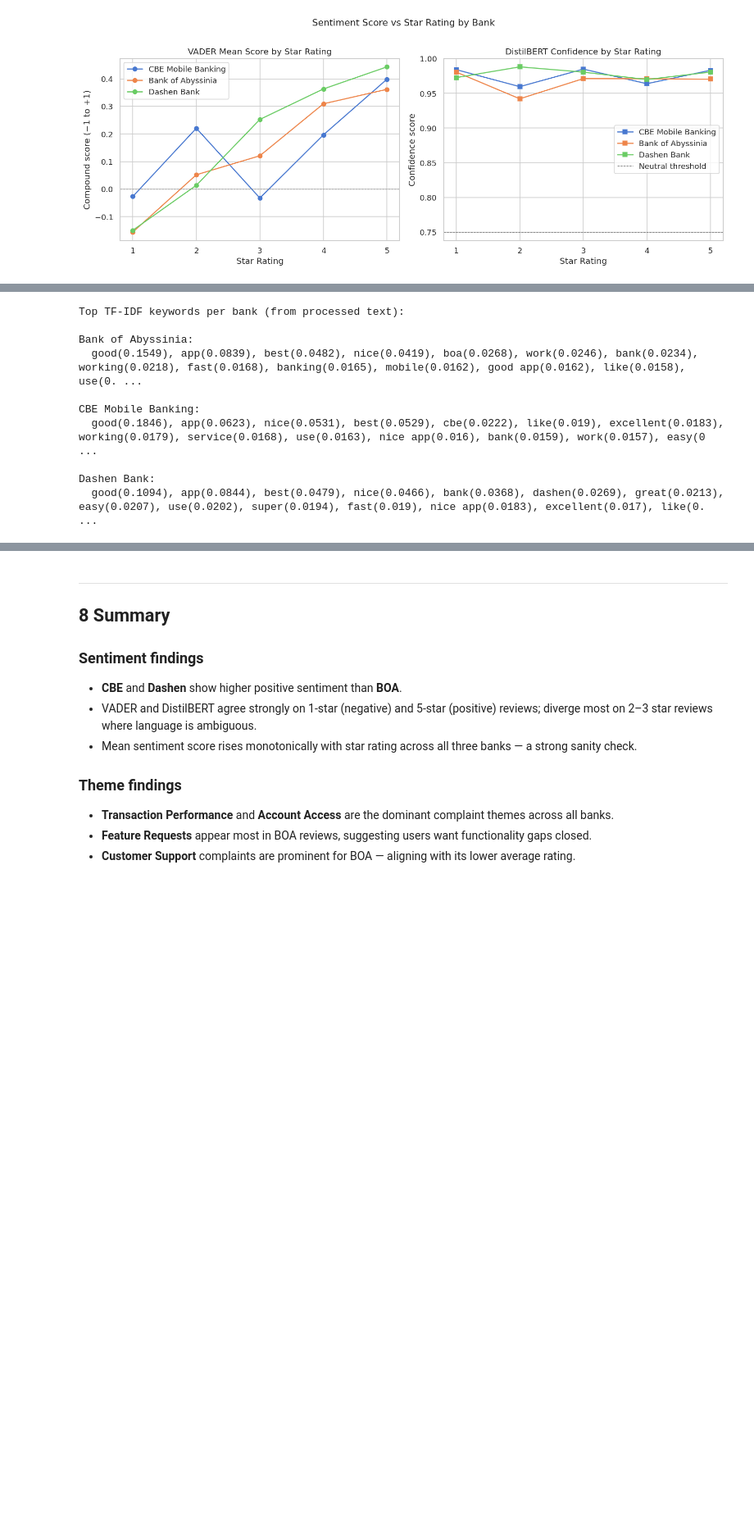
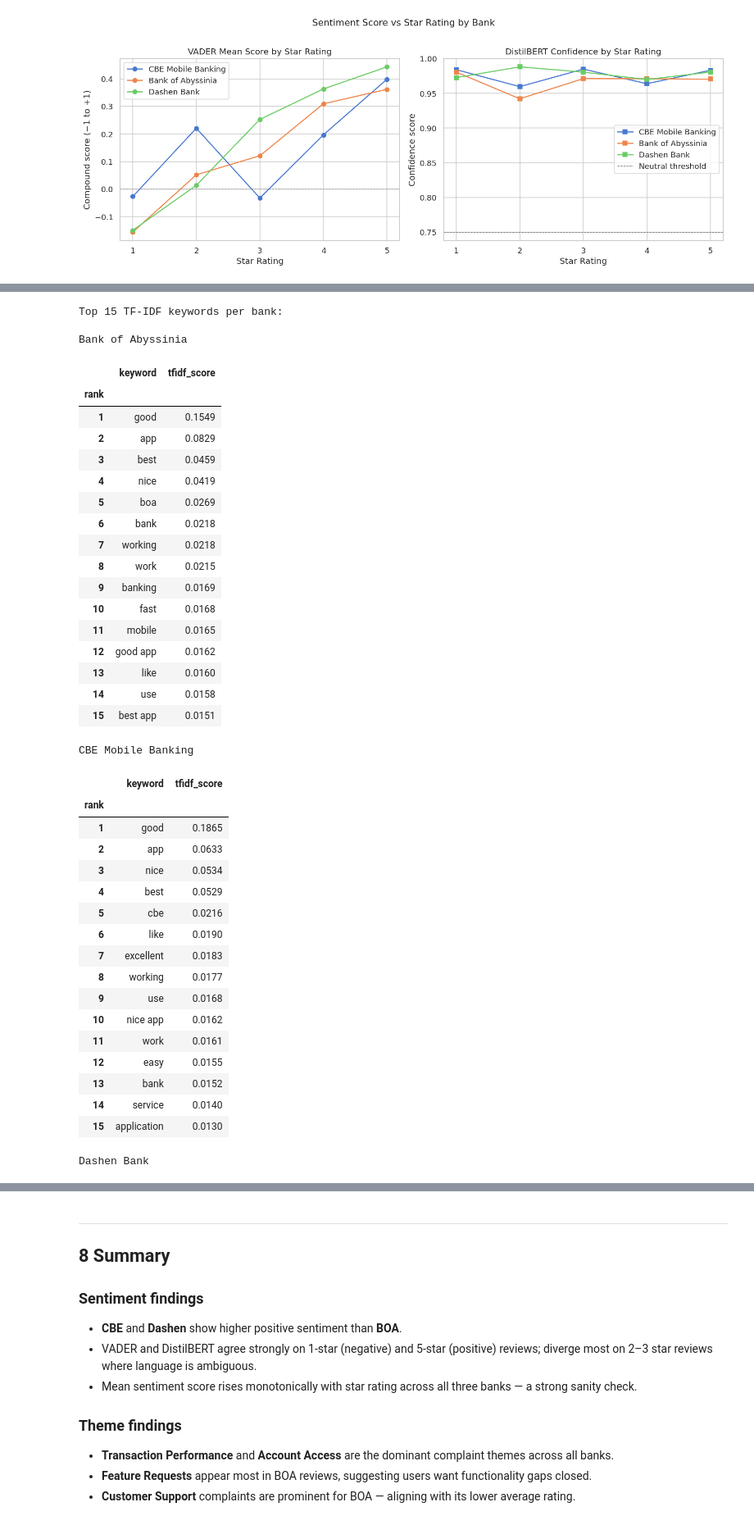
Before and after one commit to KalkidanAsfaw/fintech-review-analytics, a Jupyter notebook: notebooks/sentiment_analysis.ipynb, the cells around one changed output, grey strips where cells are left out. Shown at 82% size. Drawn from its saved outputs; the diff is of its cells as text; code cells hidden in the pictures; blank space fills up the shorter version.

```diff
--- a/notebooks/sentiment_analysis.ipynb
+++ b/notebooks/sentiment_analysis.ipynb
@@ -493,18 +460,50 @@ Dashen Bank                              70                      245
 # %%
-print('Top TF-IDF keywords per bank (from processed text):\n')
+print('Top 15 TF-IDF keywords per bank:\n')
 for bank in sorted(df['bank'].unique()):
-    kws = get_top_keywords(df, text_col='processed_text', bank=bank, n=15)
-    print(f'{bank}:')
-    print('  ' + ', '.join(f"{k}({s})" for k, s in kws))
+    kws = get_top_keywords(df, text_col='review', bank=bank, n=15)
+    kw_df = pd.DataFrame(kws, columns=['keyword', 'tfidf_score'])
+    kw_df.index += 1
+    kw_df.index.name = 'rank'
+    print(f'{bank}')
+    display(kw_df)
     print()
 # %% [output]
-Top TF-IDF keywords per bank (from processed text):
+Top 15 TF-IDF keywords per bank:
 
-Bank of Abyssinia:
-  good(0.1549), app(0.0839), best(0.0482), nice(0.0419), boa(0.0268), work(0.0246), bank(0.0234), working(0.0218), fast(0.0168), banking(0.0165), mobile(0.0162), good app(0.0162), like(0.0158), use(0. ...
-
-CBE Mobile Banking:
-  good(0.1846), app(0.0623), nice(0.0531), best(0.0529), cbe(0.0222), like(0.019), excellent(0.0183), working(0.0179), service(0.0168), use(0.0163), nice app(0.016), bank(0.0159), work(0.0157), easy(0 ...
-
-Dashen Bank:
-  good(0.1094), app(0.0844), best(0.0479), nice(0.0466), bank(0.0368), dashen(0.0269), great(0.0213), easy(0.0207), use(0.0202), super(0.0194), fast(0.019), nice app(0.0183), excellent(0.017), like(0. ...
+Bank of Abyssinia
+|  | keyword | tfidf_score |
+| rank |  |  |
+| 1 | good | 0.1549 |
+| 2 | app | 0.0829 |
+| 3 | best | 0.0459 |
+| 4 | nice | 0.0419 |
+| 5 | boa | 0.0269 |
+| 6 | bank | 0.0218 |
+| 7 | working | 0.0218 |
+| 8 | work | 0.0215 |
+| 9 | banking | 0.0169 |
+| 10 | fast | 0.0168 |
+| 11 | mobile | 0.0165 |
+| 12 | good app | 0.0162 |
+| 13 | like | 0.0160 |
+| 14 | use | 0.0158 |
+| 15 | best app | 0.0151 |
+CBE Mobile Banking
+|  | keyword | tfidf_score |
+| rank |  |  |
+| 1 | good | 0.1865 |
+| 2 | app | 0.0633 |
+| 3 | nice | 0.0534 |
+| 4 | best | 0.0529 |
+| 5 | cbe | 0.0216 |
+| 6 | like | 0.0190 |
+| 7 | excellent | 0.0183 |
+| 8 | working | 0.0177 |
+| 9 | use | 0.0168 |
+| 10 | nice app | 0.0162 |
+| 11 | work | 0.0161 |
+| 12 | easy | 0.0155 |
+| 13 | bank | 0.0152 |
+| 14 | service | 0.0140 |
+| 15 | application | 0.0130 |
+Dashen Bank
```
Also changed, not shown: parts of 18 cells of this notebook.
